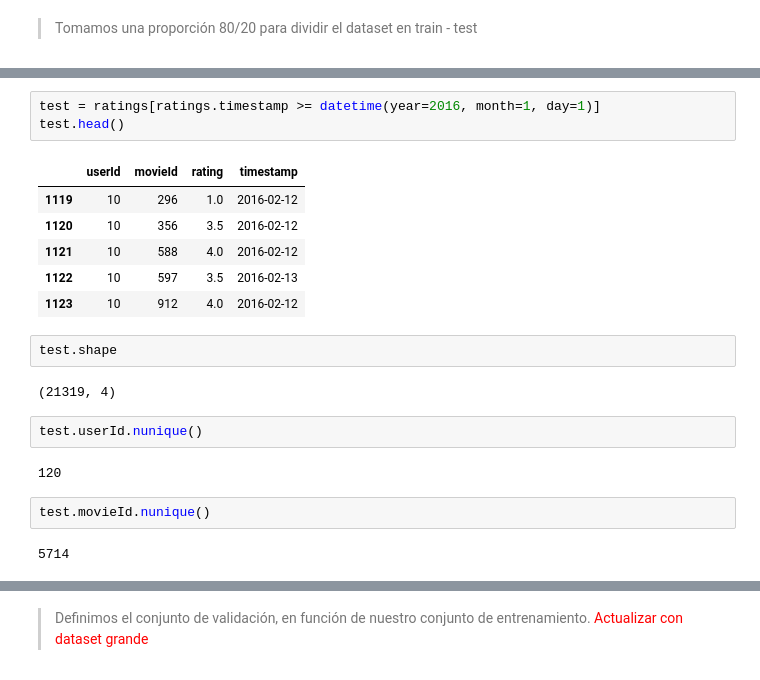
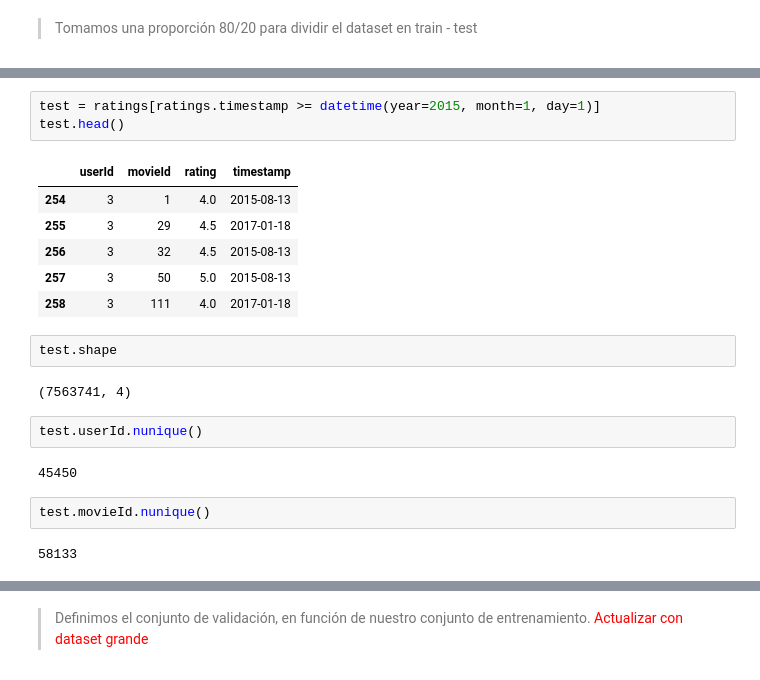
Before and after one commit to haploide/recommendation_system, a Jupyter notebook: notebooks/Entregable_3_Araoz_Bajo_Barrera.ipynb, the cells around one changed output, grey strips where cells are left out. Drawn from its saved outputs; the diff is of its cells as text.

```diff
--- a/notebooks/Entregable_3_Araoz_Bajo_Barrera.ipynb
+++ b/notebooks/Entregable_3_Araoz_Bajo_Barrera.ipynb
@@ -209,25 +217,25 @@ train.movieId.nunique()
 # %%
-test = ratings[ratings.timestamp >= datetime(year=2016, month=1, day=1)]
+test = ratings[ratings.timestamp >= datetime(year=2015, month=1, day=1)]
 test.head()
 # %% [output]
 |  | userId | movieId | rating | timestamp |
-| 1119 | 10 | 296 | 1.0 | 2016-02-12 |
-| 1120 | 10 | 356 | 3.5 | 2016-02-12 |
-| 1121 | 10 | 588 | 4.0 | 2016-02-12 |
-| 1122 | 10 | 597 | 3.5 | 2016-02-13 |
-| 1123 | 10 | 912 | 4.0 | 2016-02-12 |
+| 254 | 3 | 1 | 4.0 | 2015-08-13 |
+| 255 | 3 | 29 | 4.5 | 2017-01-18 |
+| 256 | 3 | 32 | 4.5 | 2015-08-13 |
+| 257 | 3 | 50 | 5.0 | 2015-08-13 |
+| 258 | 3 | 111 | 4.0 | 2017-01-18 |
 # %%
 test.shape
 # %% [output]
-(21319, 4)
+(7563741, 4)
 # %%
 test.userId.nunique()
 # %% [output]
-120
+45450
 # %%
 test.movieId.nunique()
 # %% [output]
-5714
+58133
 # %%
 plot_df = train.copy()
 plot_df["year"] = train.timestamp.dt.year
```
Also changed, not shown: parts of 36 cells of this notebook.
